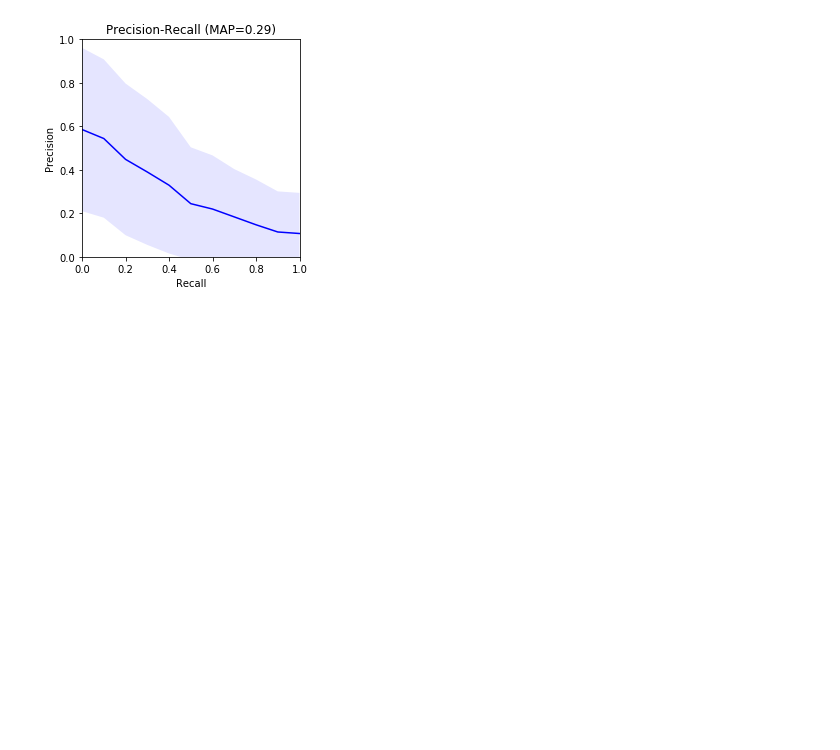
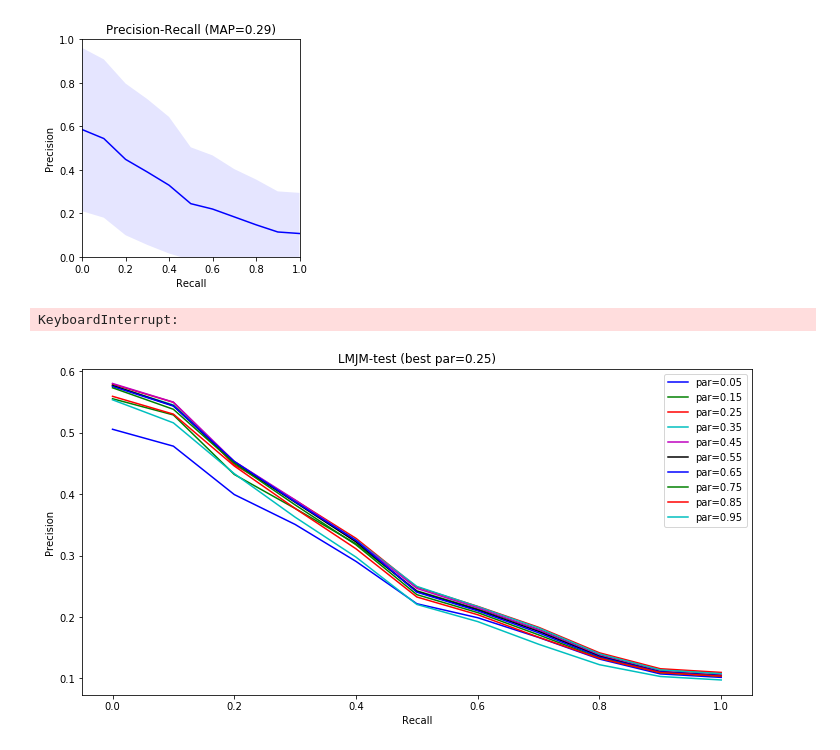
Before and after one commit to camachoxx/RI, a Jupyter notebook: Project/Mini-Project.ipynb, the cells around one changed output. Cells and saved outputs as stored; diff of their text form; code cells hidden in the pictures; blank space fills up the shorter version.

```diff
--- a/Project/Mini-Project.ipynb
+++ b/Project/Mini-Project.ipynb
@@ -677,11 +695,6 @@ def test_model(rm,par):
         map_vsm = map_vsm + average_precision
         precision_vsm.append(precision)
 
-        # Some messages...
-        if verbose:
-            plt.plot(recall, precision, color='silver', alpha=0.1)
-            print('qid =',i, 'VSM     AP=',average_precision)
-
         i = i + 1
 
 
@@ -701,8 +714,5 @@ def m_tests(p_start,p_end,n,model):
         precl.append(new_precision)
 
     ind=np.argmax(mapl)  #finds the index of the biggest map value
-    map_vsm=mapl[ind]
-    recall=recl[ind]
-    precision_vsm=precl[ind]
     best_p=pv[ind]
-    return best_p
+    return best_p,mapl,recl,precl,pv,ind
@@ -710,0 +719,31 @@ m_tests(0.1,1,5,models.score_lmjm)
+# %%
+#Tests a particular model and returns the parameters
+best_p,mapl,recl,precl,pv,ind=m_tests(0.05,0.95,10,models.score_lmjm)
+# %% [output]
+KeyboardInterrupt:
+# %%
+from itertools import cycle
+cycol = cycle('bgrcmk')
+def plot_test(model_str,recall,precision,pv):
+
+    plt.xlabel('Recall')
+    plt.ylabel('Precision')
+    plt.title(model_str)
+
+
+
+    for i in range(0,np.shape(pv)[0]):
+
+        plt.plot(recall[i], np.mean(precision[i],axis=0), color=next(cycol),label="par={0:0.2f}".format(pv[i]))
+
+
+    plt.legend(loc=1)
+    fig_size=[0,0]
+    fig_size[0] = 12
+    fig_size[1] = 9
+    plt.rcParams["figure.figsize"] = fig_size
+    plt.show()
+# %%
+plot_test("LMJM-test (best par={0})".format(best_p),recl,precl,pv)
+# %% [output]
+[figure, added]
```
Also changed, not shown: parts of 38 cells of this notebook, 3 other files.
